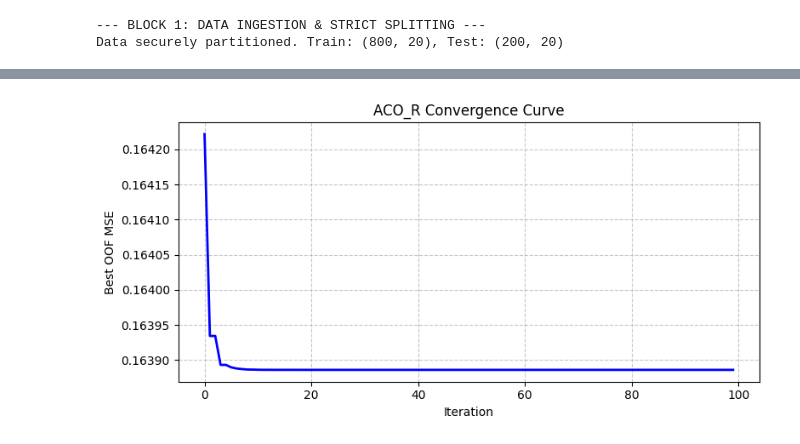
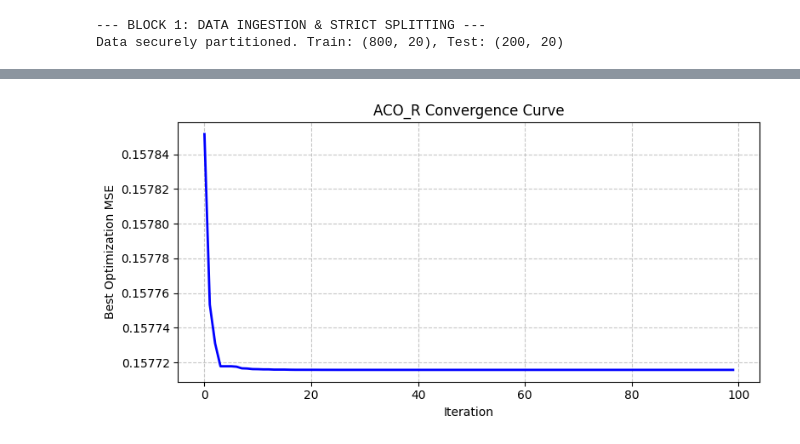
Before and after one commit to aslaa02/hyperparameter-tuning, a Jupyter notebook: creditriskassessment.ipynb, the cells around one changed output, grey strips where cells are left out. Saved outputs shown, nothing was run; the diff lists cells and outputs as text; code cells hidden in the pictures.

```diff
--- a/creditriskassessment.ipynb
+++ b/creditriskassessment.ipynb
@@ -110,60 +165,76 @@ Optimal QP Weights found.
 # %%
 # ==============================================================================
-# [Block 4] Swarm Intelligence (Continuous ACO on OOF)
+# [Block 4] Swarm Intelligence (Continuous ACO on Optimization Split)
 # ==============================================================================
 print("\n--- BLOCK 4: ANT COLONY OPTIMIZATION ---")
+
 def map_to_simplex_softmax(w):
+    """
+    Smooth simplex approximation via softmax.
+    Guarantees w_i > 0 and Σw = 1.
+    Cannot produce weights of exactly 0.0 (see header note).
+    """
     w_stable = w - np.max(w)
-    exp_w = np.exp(w_stable)
+    exp_w    = np.exp(w_stable)
     return exp_w / np.sum(exp_w)
 
-def objective_function(w, P_oof, y_train):
+def objective_function(w, P, y):
     w_simplex = map_to_simplex_softmax(w)
-    return np.mean((np.dot(P_oof, w_simplex) - y_train) ** 2)
+    return np.mean((P @ w_simplex - y) ** 2)
 
-def run_acor(P, y, num_models, n_ants=40, archive_size=20, iterations=100, q=0.1, xi=0.85, seed=42):
-    rng = np.random.default_rng(seed)
+def run_acor(P, y, num_models,
+             n_ants=40, archive_size=20, iterations=100,
+             q=0.1, xi=0.85, seed=42):
+    # Isolated Generator — does not contaminate the global numpy random state.
+    rng     = np.random.default_rng(seed)
     archive = rng.standard_normal((archive_size, num_models))
-    scores = np.array([objective_function(w, P, y) for w in archive])
+    scores  = np.array([objective_function(w, P, y) for w in archive])
 
-    sort_idx = np.argsort(scores)
+    sort_idx        = np.argsort(scores)
     archive, scores = archive[sort_idx], scores[sort_idx]
 
-    ranks = np.arange(1, archive_size + 1)
-    weights = (1 / (q * archive_size * np.sqrt(2 * np.pi))) * np.exp(-((ranks - 1)**2) / (2 * (q * archive_size)**2))
-    selection_probs = weights / np.sum(weights)
+    ranks     = np.arange(1, archive_size + 1)
+    weights   = ((1 / (q * archive_size * np.sqrt(2 * np.pi))) *
+                 np.exp(-((ranks - 1) ** 2) / (2 * (q * archive_size) ** 2)))
+    sel_probs = weights / np.sum(weights)
+
     convergence_curve = np.zeros(iterations)
 
     for iteration in range(iterations):
         new_solutions = np.zeros((n_ants, num_models))
-        new_scores = np.zeros(n_ants)
+        new_scores    = np.zeros(n_ants)
 
         for ant in range(n_ants):
-            guide_idx = rng.choice(archive_size, p=selection_probs)
+            guide_idx      = rng.choice(archive_size, p=sel_probs)
             guide_solution = archive[guide_idx]
-            sigma = xi * np.sum(np.abs(archive - guide_solution), axis=0) / (archive_size - 1)
+            sigma          = (xi * np.sum(np.abs(archive - guide_solution), axis=0)
+                              / (archive_size - 1))
+            # Stagnation guard: prevents degenerate zero-variance proposals.
             sigma = np.maximum(sigma, 1e-6)
 
-            sampled_w = rng.normal(loc=guide_solution, scale=sigma)
+            sampled_w          = rng.normal(loc=guide_solution, scale=sigma)
             new_solutions[ant] = sampled_w
-            new_scores[ant] = objective_function(sampled_w, P, y)
+            new_scores[ant]    = objective_function(sampled_w, P, y)
 
         combined_archive = np.vstack((archive, new_solutions))
-        combined_scores = np.concatenate((scores, new_scores))
+        combined_scores  = np.concatenate((scores, new_scores))
 
-        sort_idx = np.argsort(combined_scores)
-        archive, scores = combined_archive[sort_idx][:archive_size], combined_scores[sort_idx][:archive_size]
+        sort_idx        = np.argsort(combined_scores)
+        archive         = combined_archive[sort_idx][:archive_size]
+        scores          = combined_scores[sort_idx][:archive_size]
         convergence_curve[iteration] = scores[0]
 
     return archive[0], scores[0], convergence_curve
 
-y_train_float = y_train_array.astype(float)
-w_ACO_raw, _, convergence = run_acor(oof_P_train, y_train_float, num_models=oof_P_train.shape[1])
+w_ACO_raw, _, convergence = run_acor(
+    P_opt, y_opt_float, num_models=P_opt.shape[1]
+)
 w_ACO = map_to_simplex_softmax(w_ACO_raw)
 
-mse_ACO_comparable = np.mean((np.dot(oof_P_train, w_ACO) - y_train_float) ** 2)
-print(f"OOF MSE — QP Optimal: {mse_optimal:.6f} | ACO Swarm: {mse_ACO_comparable:.6f}")
-print(f"ACO Weights converged. L2 Distance to QP Optimal: {np.linalg.norm(w_QP - w_ACO):.6f}")
+mse_ACO_comparable = np.mean((P_opt @ w_ACO - y_opt_float) ** 2)
+print(f"Optimization MSE — QP Optimal: {mse_optimal:.6f} | ACO Swarm: {mse_ACO_comparable:.6f}")
+print(f"ACO Weights converged. L2 Distance to QP Optimal: "
+      f"{np.linalg.norm(w_QP - w_ACO):.6f}")
 
 model_names = list(base_models.keys())
 print(f"\nWeight Comparison:")
@@ -171,14 +242,21 @@ print(f"  {'Model':<22} {'QP':>8} {'ACO':>8}")
 for name, wq, wa in zip(model_names, w_QP, w_ACO):
     print(f"  {name:<22} {wq:>8.4f} {wa:>8.4f}")
 
-print(f"\nInitial Swarm MSE: {convergence[0]:.6f} → Final MSE: {convergence[-1]:.6f} | Reduction: {(1 - convergence[-1]/convergence[0])*100:.1f}%")
+# Sub-optimality gap: measures ACO quality against the convex optimum.
+gap = ((mse_ACO_comparable - mse_optimal) / mse_optimal) * 100
+print(f"\nACO Sub-optimality gap vs QP: {gap:.4f}%")
+
+# Convergence visualization (required deliverable per resource.md Block 4.2).
+print(f"\nInitial Swarm MSE: {convergence[0]:.6f} "
+      f"→ Final MSE: {convergence[-1]:.6f} "
+      f"| Reduction: {(1 - convergence[-1] / convergence[0]) * 100:.1f}%")
 plt.figure(figsize=(8, 4))
 plt.plot(convergence, color='blue', linewidth=2)
 plt.xlabel("Iteration")
-plt.ylabel("Best OOF MSE")
+plt.ylabel("Best Optimization MSE")
 plt.title("ACO_R Convergence Curve")
 plt.grid(True, linestyle='--', alpha=0.7)
 plt.tight_layout()
-# plt.show() # Uncomment when running in an interactive environment
+plt.show()
 # %% [output]
 --- BLOCK 4: ANT COLONY OPTIMIZATION ---
@@ -195,3 +275,3 @@ Initial Swarm MSE: 0.164222 → Final MSE: 0.163886 | Reduction: 0.2%
-[figure, old version]
+[figure, new version]
 # %%
 # ==============================================================================
```
Also changed, not shown: parts of 8 cells of this notebook.
